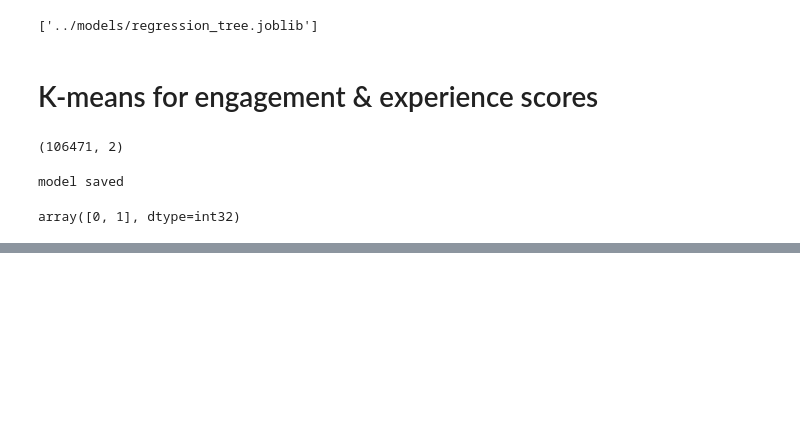
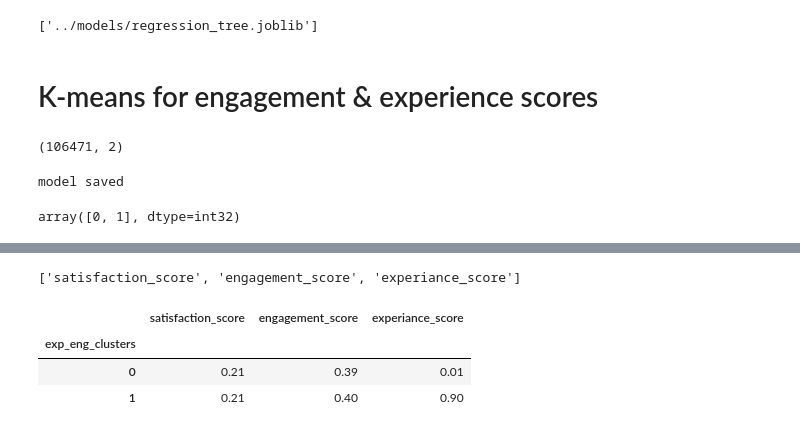
Before and after one commit to Hen0k/TellCo-user-analysis, a Jupyter notebook: notebooks/4-User-Satisfaction-Analysis.ipynb, the cells around one changed output, grey strips where cells are left out. Cells and saved outputs as stored; diff of their text form; code cells hidden in the pictures; blank space fills up the shorter version.

```diff
--- a/notebooks/4-User-Satisfaction-Analysis.ipynb
+++ b/notebooks/4-User-Satisfaction-Analysis.ipynb
@@ -317,0 +304,14 @@ plt.show()
+# %%
+scored_user_data['engagement_score'] = engagement_scores
+scored_user_data['experiance_score'] = experiance_scores
+score_columns = [col for col in scored_user_data.columns if col.endswith('_score')]
+score_columns
+# %% [output]
+['satisfaction_score', 'engagement_score', 'experiance_score']
+# %%
+scored_user_data.groupby('exp_eng_clusters')[score_columns].mean()
+# %% [output]
+|  | satisfaction_score | engagement_score | experiance_score |
+| exp_eng_clusters |  |  |  |
+| 0 | 0.21 | 0.39 | 0.01 |
+| 1 | 0.21 | 0.40 | 0.90 |
```
Also changed, not shown: parts of 8 cells of this notebook.
